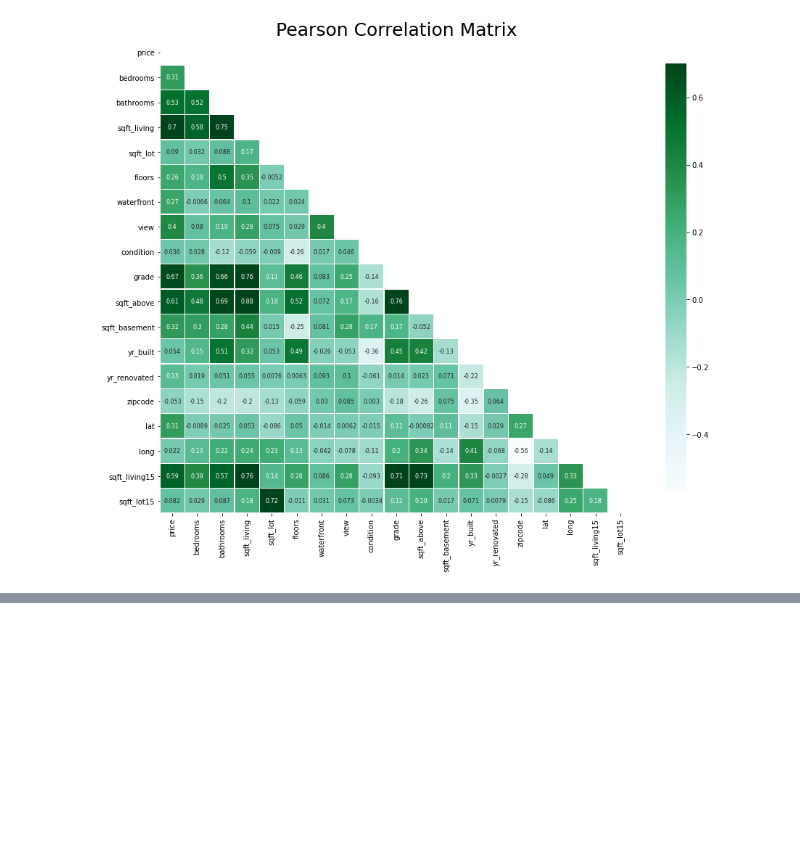
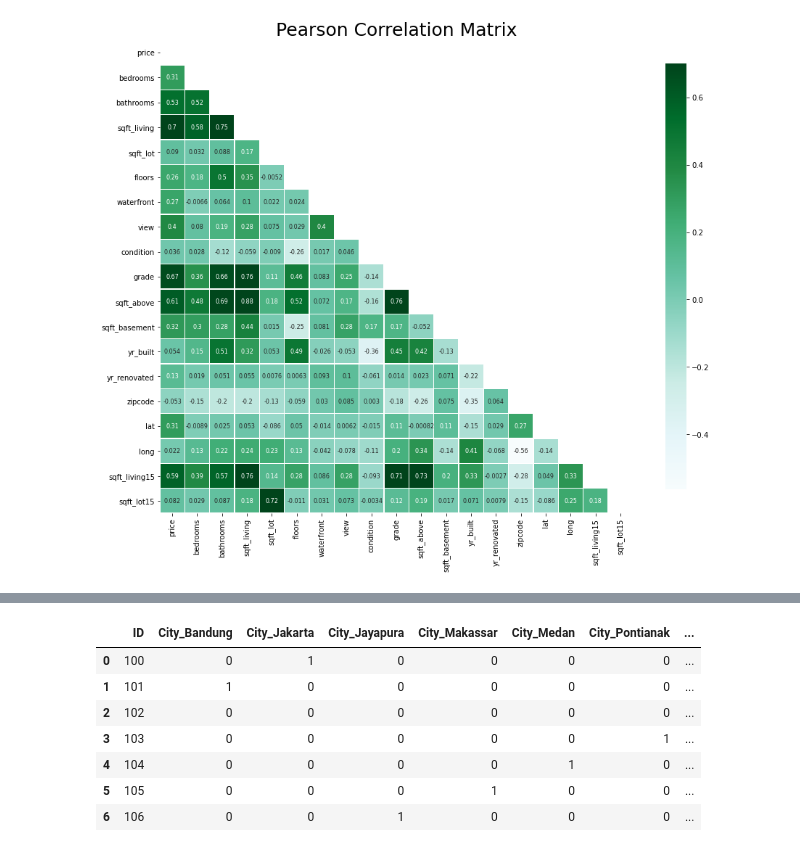
Before and after one commit to Abudavi700/EDA-Covid-using-Pyhon, a Jupyter notebook: Untitled.ipynb, the cells around one changed output, grey strips where cells are left out. Drawn from its saved outputs; the diff is of its cells as text; code cells hidden in the pictures; blank space fills up the shorter version.

```diff
--- a/Untitled.ipynb
+++ b/Untitled.ipynb
@@ -93,0 +79,22 @@ Name: age, dtype: int32
+# %%
+city_id = [100, 101, 102, 103, 104, 105, 106]
+city_name = ['Jakarta', 'Bandung', 'Surabaya', 'Pontianak', 'Medan', 'Makassar', 'Jayapura']
+animal = ['Dog', 'Cat', 'Rabbit', 'Dog', 'Cat', 'Rabbit', 'Cat']
+data = pd.DataFrame(list(zip(city_id, city_name, animal)), columns=['ID', 'City', 'Animal'])
+
+data = pd.get_dummies(data, columns=['City', 'Animal'])
+data
+
+# city_id = [100, 101, 102, 103, 104, 105, 106]
+# city_name = ['Jakarta', 'Bandung', 'Surabaya', 'Pontianak', 'Medan', 'Makassar', 'Jayapura']
+# df = pd.DataFrame(list(zip(city_id, city_name)), columns=['ID', 'City'])
+# df
+# %% [output]
+|  | ID | City_Bandung | City_Jakarta | City_Jayapura | City_Makassar | City_Medan | City_Pontianak | ... |
+| 0 | 100 | 0 | 1 | 0 | 0 | 0 | 0 | ... |
+| 1 | 101 | 1 | 0 | 0 | 0 | 0 | 0 | ... |
+| 2 | 102 | 0 | 0 | 0 | 0 | 0 | 0 | ... |
+| 3 | 103 | 0 | 0 | 0 | 0 | 0 | 1 | ... |
+| 4 | 104 | 0 | 0 | 0 | 0 | 1 | 0 | ... |
+| 5 | 105 | 0 | 0 | 0 | 1 | 0 | 0 | ... |
+| 6 | 106 | 0 | 0 | 1 | 0 | 0 | 0 | ... |
```
Also changed, not shown: parts of 28 cells of this notebook.
